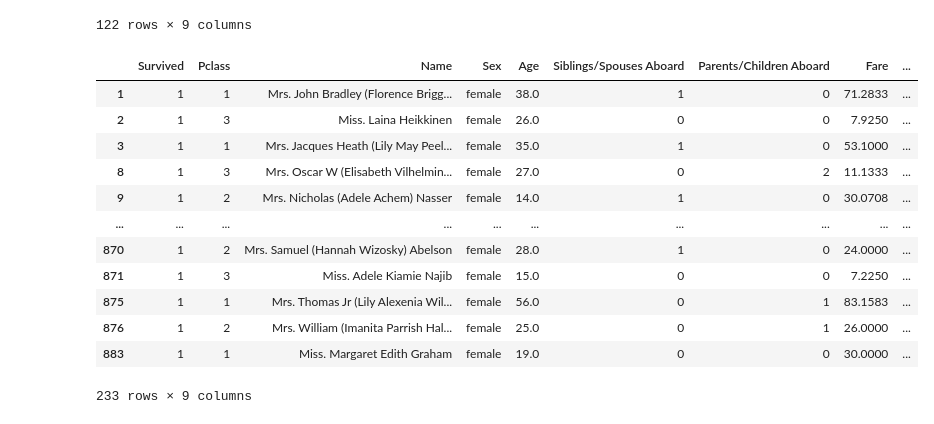
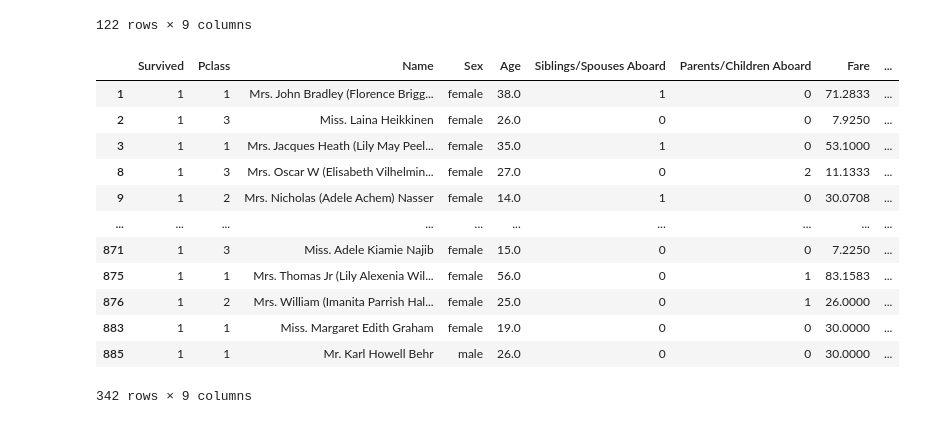
Before and after one commit to Subodhoraw/PRACTICE, a Jupyter notebook: python recap/dataana.ipynb, the cells around one changed output. Cells and saved outputs as stored; diff of their text form; code cells hidden in the pictures.

```diff
--- a/python recap/dataana.ipynb
+++ b/python recap/dataana.ipynb
@@ -183,17 +183,18 @@ df[(df['Sex']=='female') &(df['Age'] >30)]
 122 rows × 9 columns
 # %%
 df[(df['Sex'] == 'female') & (df['Survived'] ==1)]
+df[(df['Survived'] == 1)]
 # %% [output]
 |  | Survived | Pclass | Name | Sex | Age | Siblings/Spouses Aboard | Parents/Children Aboard | Fare | ... |
 | 1 | 1 | 1 | Mrs. John Bradley (Florence Brigg... | female | 38.0 | 1 | 0 | 71.2833 | ... |
 | 2 | 1 | 3 | Miss. Laina Heikkinen | female | 26.0 | 0 | 0 | 7.9250 | ... |
 | 3 | 1 | 1 | Mrs. Jacques Heath (Lily May Peel... | female | 35.0 | 1 | 0 | 53.1000 | ... |
 | 8 | 1 | 3 | Mrs. Oscar W (Elisabeth Vilhelmin... | female | 27.0 | 0 | 2 | 11.1333 | ... |
 | 9 | 1 | 2 | Mrs. Nicholas (Adele Achem) Nasser | female | 14.0 | 1 | 0 | 30.0708 | ... |
 | ... | ... | ... | ... | ... | ... | ... | ... | ... | ... |
-| 870 | 1 | 2 | Mrs. Samuel (Hannah Wizosky) Abelson | female | 28.0 | 1 | 0 | 24.0000 | ... |
 | 871 | 1 | 3 | Miss. Adele Kiamie Najib | female | 15.0 | 0 | 0 | 7.2250 | ... |
 | 875 | 1 | 1 | Mrs. Thomas Jr (Lily Alexenia Wil... | female | 56.0 | 0 | 1 | 83.1583 | ... |
 | 876 | 1 | 2 | Mrs. William (Imanita Parrish Hal... | female | 25.0 | 0 | 1 | 26.0000 | ... |
 | 883 | 1 | 1 | Miss. Margaret Edith Graham | female | 19.0 | 0 | 0 | 30.0000 | ... |
+| 885 | 1 | 1 | Mr. Karl Howell Behr | male | 26.0 | 0 | 0 | 30.0000 | ... |
-233 rows × 9 columns
+342 rows × 9 columns
```
